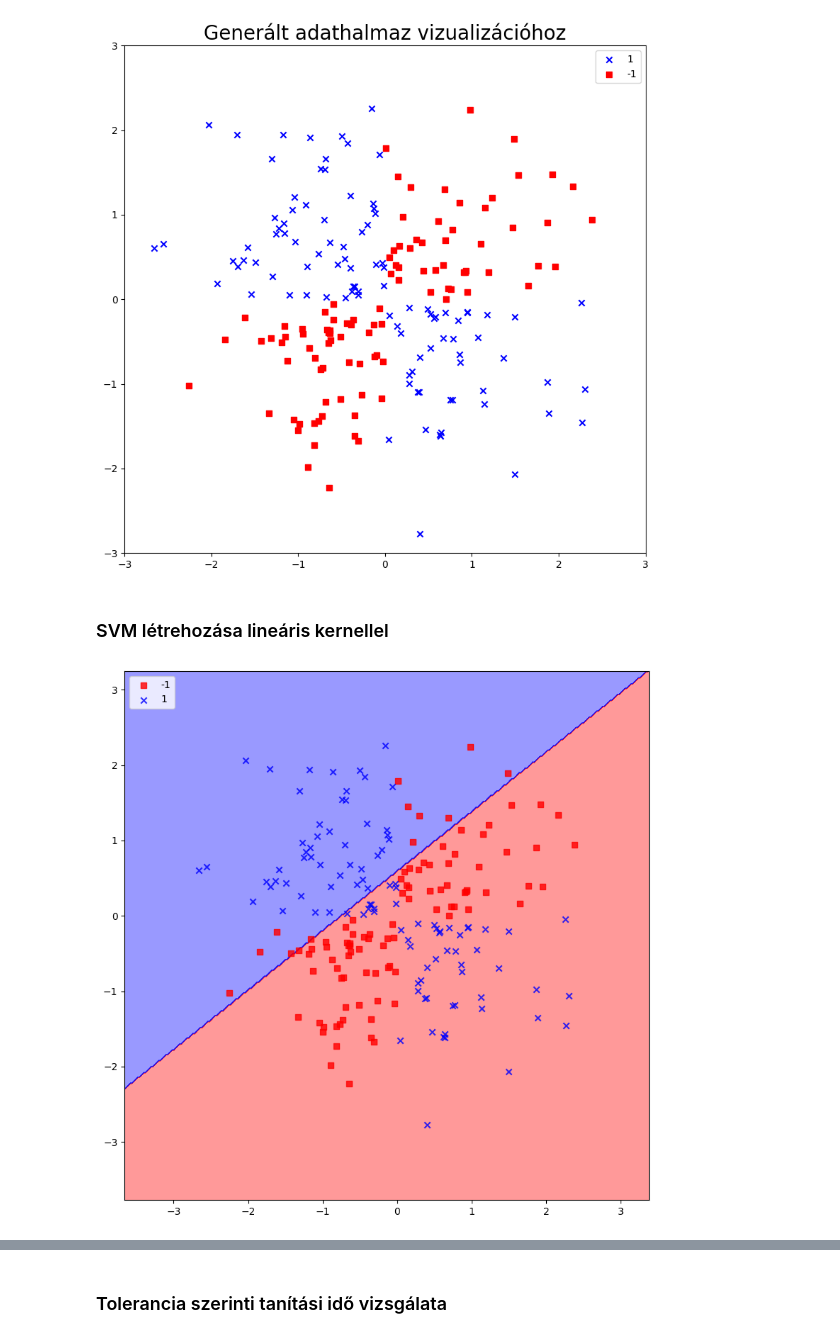
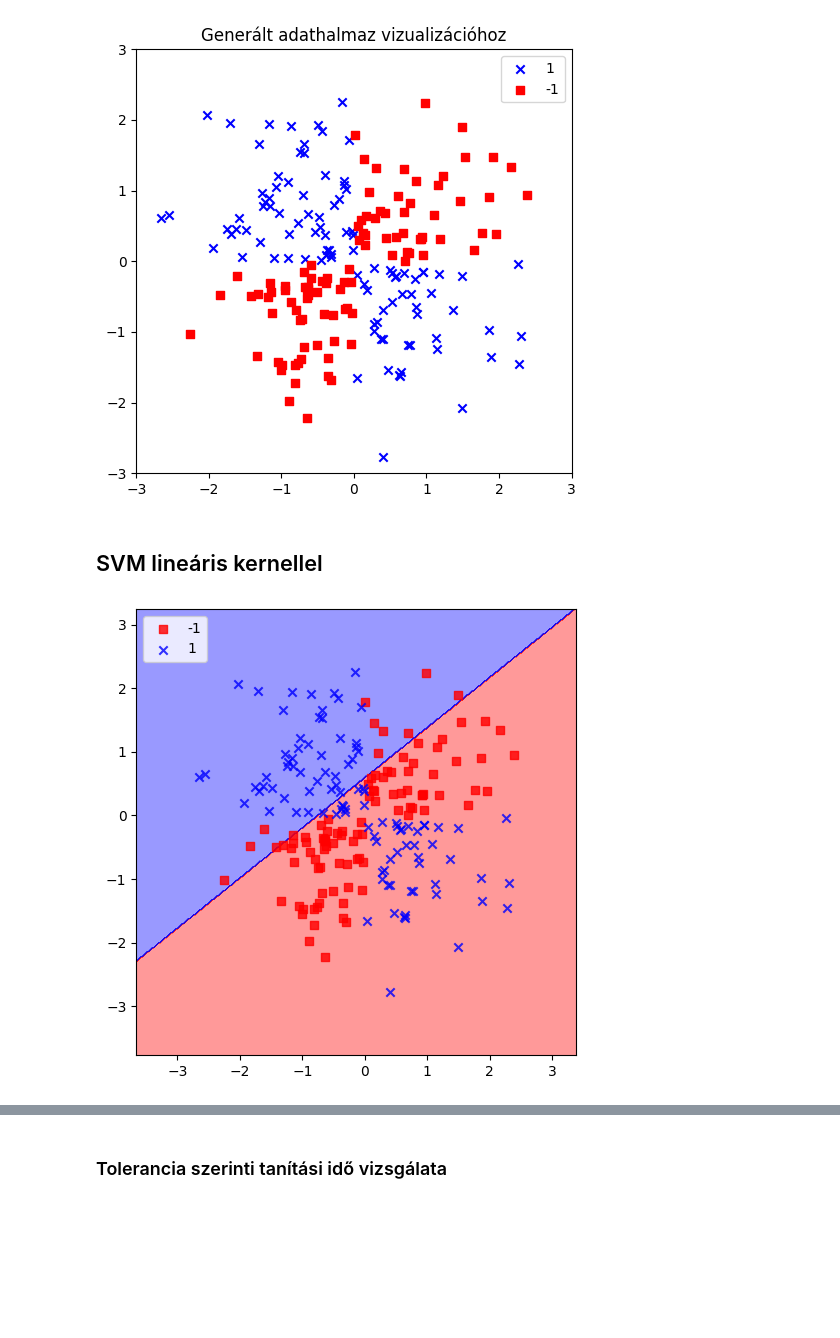
Before and after one commit to basictask/Elemzesmodszertan, a Jupyter notebook: 6_svm/code/6_svm.ipynb, the cells around one changed output, grey strips where cells are left out. Drawn from its saved outputs; the diff is of its cells as text; code cells hidden in the pictures; blank space fills up the shorter version.

```diff
--- a/6_svm/code/6_svm.ipynb
+++ b/6_svm/code/6_svm.ipynb
@@ -17,8 +16,8 @@ warnings.filterwarnings("ignore")
 def versiontuple(v):
     return tuple(map(int, (v.split("."))))
 
+# Függvény döntési határok kirajzolására
 def plot_decision_regions(X, y, classifier, test_idx=None, resolution=0.02):
-
     # jelölő generálás és színtérkép
     markers = ('s', 'x', 'o', '^', 'v')
     colors = ('red', 'blue', 'lightgreen', 'gray', 'cyan')
@@ -49,11 +48,14 @@ def plot_decision_regions(X, y, classifier, test_idx=None, resolution=0.02):
         else:
             X_test, y_test = X[test_idx, :], y[test_idx]
 
-        plt.scatter(X_test[:, 0],
-                    X_test[:, 1],
-                    c='',
-                    alpha=1.0,
-                    linewidths=1,
-                    marker='o',
-                    s=55, label='test set')
+        plt.scatter(
+            x = X_test[:, 0],
+            y = X_test[:, 1],
+            c = '',
+            alpha = 1.0,
+            linewidths = 1,
+            marker = 'o',
+            s = 55,
+            label = 'test set'
+        )
 # %% [markdown]
@@ -64,31 +66,30 @@ X_xor = np.random.randn(200, 2)
 y_xor = np.logical_xor(X_xor[:, 0] > 0, X_xor[:, 1] > 0)
 y_xor = np.where(y_xor, 1, -1)
 
-plt.figure(figsize=(8,8))
-plt.title("Generált adathalmaz vizualizációhoz", size=20)
+plt.figure(figsize=(5, 5))
+plt.title("Generált adathalmaz vizualizációhoz")
 plt.scatter(X_xor[y_xor == 1, 0], X_xor[y_xor == 1, 1], c='b', marker='x', label='1')
 plt.scatter(X_xor[y_xor == -1, 0], X_xor[y_xor == -1, 1], c='r', marker='s', label='-1')
-
 plt.xlim([-3, 3])
 plt.ylim([-3, 3])
 plt.legend(loc='best')
 plt.tight_layout()
 plt.show()
 # %% [output]
-[figure, old version]
+[figure, new version]
 # %% [markdown]
-### SVM létrehozása lineáris kernellel
+## SVM lineáris kernellel
 # %%
 svm = SVC(kernel='linear', C=1, random_state=0)
 # Az osztályozó tanítása
 svm.fit(X_xor, y_xor)
 
 # Döntési határok vizualizálása
-plt.figure(figsize=(8,8))
+plt.figure(figsize=(5, 5))
 plot_decision_regions(X_xor, y_xor, classifier=svm)
 plt.legend(loc='upper left')
 plt.tight_layout()
 plt.show()
 # %% [output]
-[figure, old version]
+[figure, new version]
 # %% [markdown]
```
Also changed, not shown: parts of 29 cells of this notebook.
